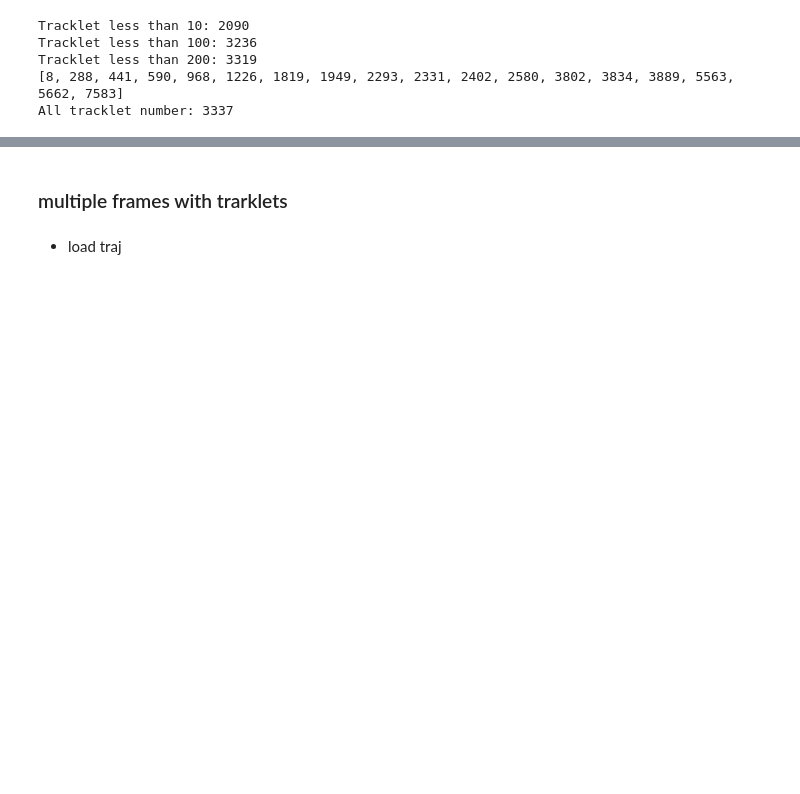
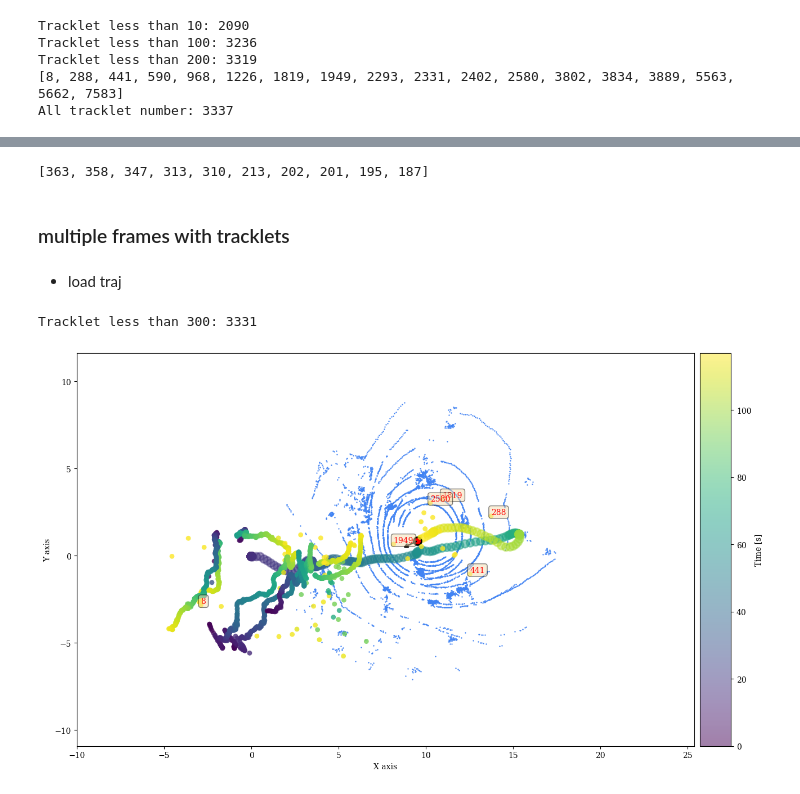
Before and after one commit to SCAI-Lab/crowdbot-evaluation-tools, a Jupyter notebook: notebooks/viz_img_2d.ipynb, the cells around one changed output, grey strips where cells are left out. Cells and saved outputs as stored; diff of their text form; code cells hidden in the pictures; blank space fills up the shorter version.

```diff
--- a/notebooks/viz_img_2d.ipynb
+++ b/notebooks/viz_img_2d.ipynb
@@ -1260,19 +1261,20 @@ with tqdm.tqdm(total=(seq_len+1)//step_viz) as t:
 # %%
-image_folder = save_dir
-video_name = 'multiple_frames.avi'
+#MAKE VIDEO
+# image_folder = save_dir
+# video_name = 'multiple_frames.avi'
 
-images = [img for img in os.listdir(image_folder) if img.endswith(".png")]
-images.sort()
-frame = cv2.imread(os.path.join(image_folder, images[0]))
-height, width, layers = frame.shape
+# images = [img for img in os.listdir(image_folder) if img.endswith(".png")]
+# images.sort()
+# frame = cv2.imread(os.path.join(image_folder, images[0]))
+# height, width, layers = frame.shape
 
-video = cv2.VideoWriter(video_name, cv2.VideoWriter_fourcc(*'MJPG'), 20, (width, height))
+# video = cv2.VideoWriter(video_name, cv2.VideoWriter_fourcc(*'MJPG'), 20, (width, height))
 
-for image in tqdm.tqdm(images):
-    video.write(cv2.imread(os.path.join(image_folder, image)))
+# for image in tqdm.tqdm(images):
+#     video.write(cv2.imread(os.path.join(image_folder, image)))
 
-cv2.destroyAllWindows()
-video.release()
+# cv2.destroyAllWindows()
+# video.release()
 # %% [markdown]
 ### Extract tracking results
 # %%
@@ -1442,6 +1444,3 @@ Tracklet less than 100: 3236
 Tracklet less than 200: 3319
 [8, 288, 441, 590, 968, 1226, 1819, 1949, 2293, 2331, 2402, 2580, 3802, 3834, 3889, 5563, 5662, 7583]
 All tracklet number: 3337
-# %%
-_, id_more200 = get_len_less(new_, target_len=200)
-print(id_more200)
@@ -1489,5 +1492,9 @@ get_curr_top(peds_dict, 1000)
+# %%
+longest_paths
+# %% [output]
+[363, 358, 347, 313, 310, 213, 202, 201, 195, 187]
 # %% [markdown]
-### multiple frames with trarklets
+### multiple frames with tracklets
 # %%
 def display_frame_pose_traj(
     fig,
@@ -1675,36 +1682,39 @@ def display_frame_pose_traj(
 # load
 import pickle
 file = open("./archive/test_traj.pkl",'rb')
-new_dict_ = pickle.load(file)
+peds_dict = pickle.load(file)
 file.close()
 # %%
 seq_idx, fr_idx = 0, 2320
 
 seq = cb_data.seqs[seq_idx]
 
 lidar, dets, dets_conf, trks = cb_data[seq_idx, fr_idx]
 
 consider_pose = True
 if consider_pose:
     tf_qolo_dir = os.path.join(cb_data.source_data_dir, "tf_qolo")
     pose_stampe_path = os.path.join(
         tf_qolo_dir, seq + "_tfqolo_sampled.npy"
     )
     lidar_pose_stamped = np.load(
         pose_stampe_path, allow_pickle=True
     ).item()
 
 fig_xy = plt.figure(figsize=(15, 10))
 fig_xy = display_frame_pose_traj(
     fig_xy,
-    peds_dict=new_dict_,
+    peds_dict=peds_dict,
     pose_stamped=lidar_pose_stamped,
     fr_idx=fr_idx,
     pc=lidar.T,
     bbox=trks,
     with_cloud=True,
     with_id=True,
 )
 
 plt.show()
+# %% [output]
+Tracklet less than 300: 3331
+[figure, added]
 # %%
```
Also changed, not shown: parts of 9 cells of this notebook, 1 other file.
